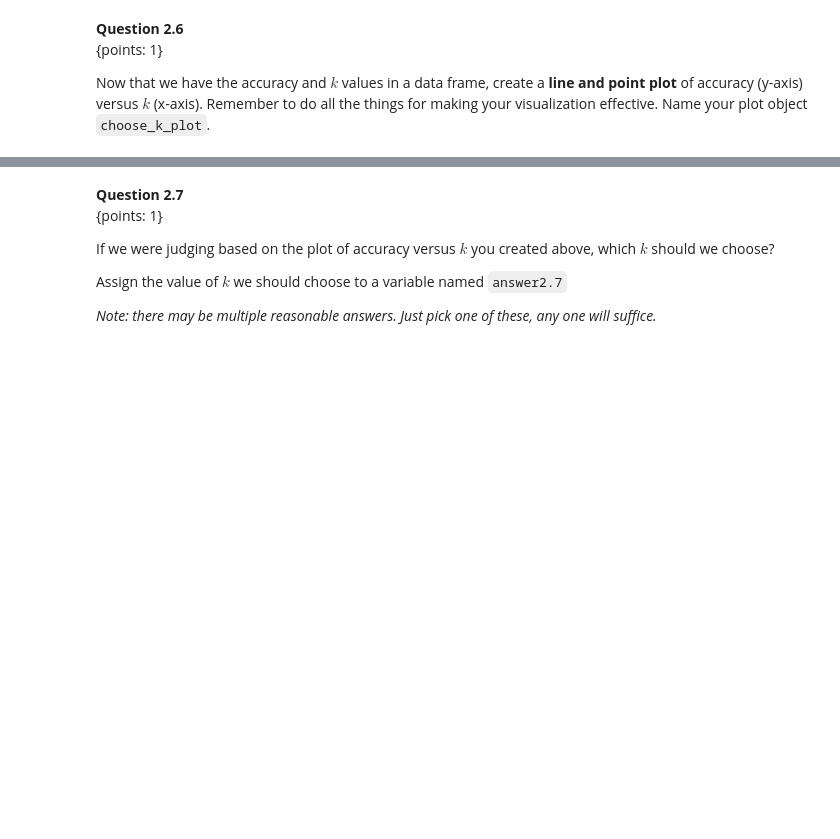
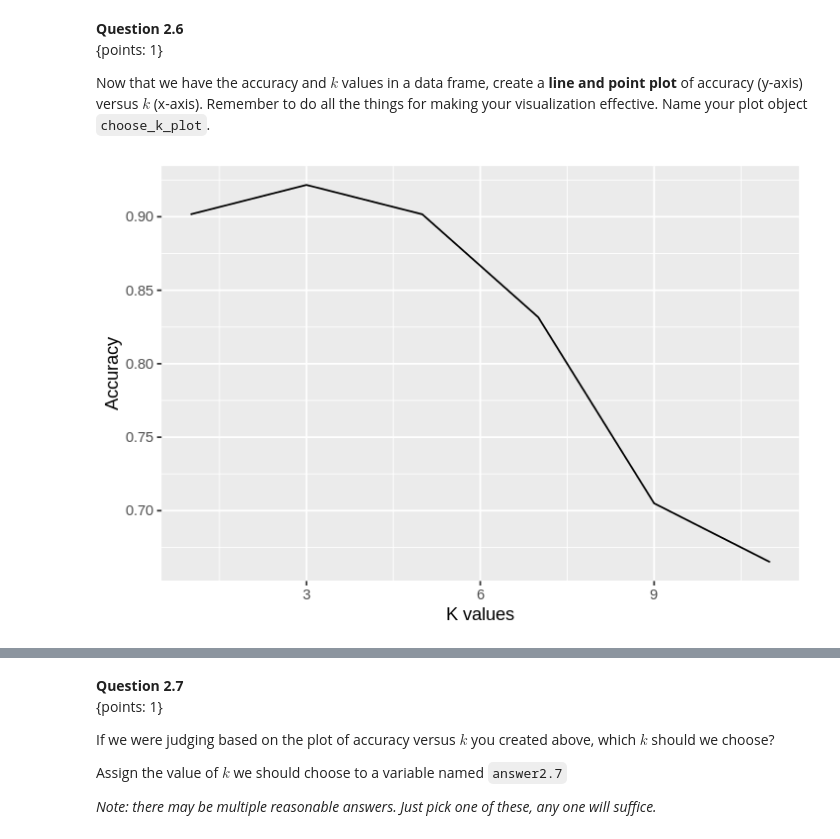
Before and after one commit to hallje193/dsci100-coursework-jerryhall, a Jupyter notebook: materials/worksheet_07/worksheet_07.ipynb, the cells around one changed output, grey strips where cells are left out. Drawn from its saved outputs; the diff is of its cells as text; code cells hidden in the pictures; blank space fills up the shorter version.

```diff
--- a/materials/worksheet_07/worksheet_07.ipynb
+++ b/materials/worksheet_07/worksheet_07.ipynb
@@ -437,7 +434,11 @@ We now need to take our training data and specify what columns are going to be t
 > Note: We will be using the `train()` function from the `caret` package, which requires that the `x` argument a data frame object and the `y` argument a numeric or factor vector. In other words, `X_simple` should be a data frame and `Y_fruit` should be a vector.
 # %%
 # your code here
-X_simple =
-Y_fruit =
+X_simple = training_set %>%
+  select(mass, color_score) %>%
+  data.frame()
+Y_fruit = training_set %>%
+  select(fruit_name) %>%
+  unlist()
 head(X_simple)
 head(Y_fruit)
@@ -456,0 +469,5 @@ ks
+# %%
+# your code here
+k = c(1,3,5,7,9,11)
+ks = data.frame(k)
+ks
@@ -465,6 +494,6 @@ Next, we use the `trainControl` function. This function passes additional inform
 #... <- trainControl(method = ..., ... = 10)
 
 # your code here
-fail() # No Answer - remove if you provide an answer
+train_control <- trainControl(method = "cv", number = 10)
 # %%
 test_2.4()
@@ -478,5 +509,5 @@ Now we create our classifier as we did last week, but to do cross-validation as
 set.seed(1234)
 
 # your code here
-fail() # No Answer - remove if you provide an answer
+choose_k = train(X_simple, Y_fruit, method = "knn", tuneGrid=ks, trControl = train_control)
 choose_k
@@ -501,2 +558,10 @@ choose_k_plot
+# %%
+# your code here
+choose_k_plot = ggplot(k_accuracies, aes(x=k, y=Accuracy)) +
+    geom_line() +
+    labs(x="K values", y="Accuracy")
+choose_k_plot
+# %% [output]
+[figure, added]
 # %%
 test_2.6()
```
Also changed, not shown: parts of 28 cells of this notebook.
